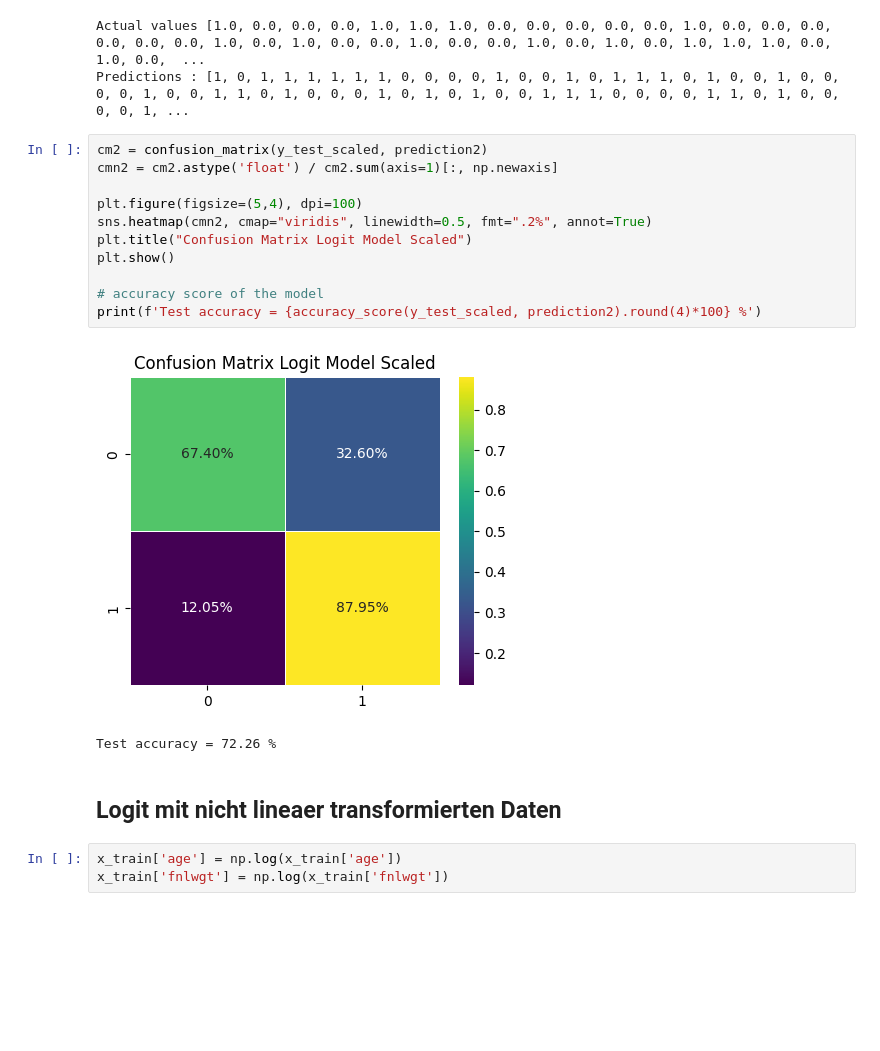
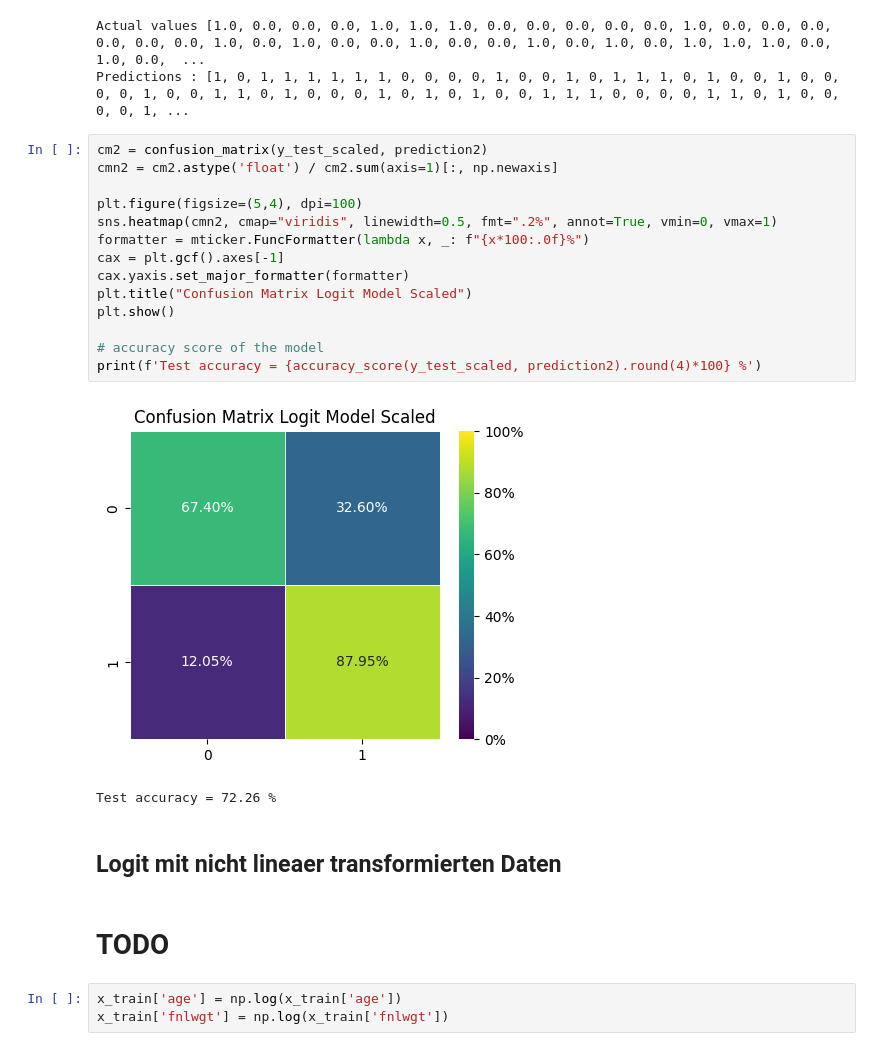
Before and after one commit to simonsymhoven/income-classification, a Jupyter notebook: ic.ipynb, the cells around one changed output. Drawn from its saved outputs; the diff is of its cells as text; blank space fills up the shorter version.

```diff
--- a/ic.ipynb
+++ b/ic.ipynb
@@ -807,19 +857,24 @@ Predictions : [1, 0, 1, 1, 1, 1, 1, 1, 0, 0, 0, 0, 1, 0, 0, 1, 0, 1, 1, 1, 0, 1,
 # %%
 cm2 = confusion_matrix(y_test_scaled, prediction2)
 cmn2 = cm2.astype('float') / cm2.sum(axis=1)[:, np.newaxis]
 
 plt.figure(figsize=(5,4), dpi=100)
-sns.heatmap(cmn2, cmap="viridis", linewidth=0.5, fmt=".2%", annot=True)
+sns.heatmap(cmn2, cmap="viridis", linewidth=0.5, fmt=".2%", annot=True, vmin=0, vmax=1)
+formatter = mticker.FuncFormatter(lambda x, _: f"{x*100:.0f}%")
+cax = plt.gcf().axes[-1]
+cax.yaxis.set_major_formatter(formatter)
 plt.title("Confusion Matrix Logit Model Scaled")
 plt.show()
 
 # accuracy score of the model
 print(f'Test accuracy = {accuracy_score(y_test_scaled, prediction2).round(4)*100} %')
 # %% [output]
-[figure, old version]
+[figure, new version]
 Test accuracy = 72.26 %
 # %% [markdown]
 ## Logit mit nicht lineaer transformierten Daten <a class="logit-transformed" id="logit-transformed"></a>
+# %% [markdown]
+# TODO
 # %%
 x_train['age'] = np.log(x_train['age'])
 x_train['fnlwgt'] = np.log(x_train['fnlwgt'])
```
Also changed, not shown: parts of 19 cells of this notebook.
